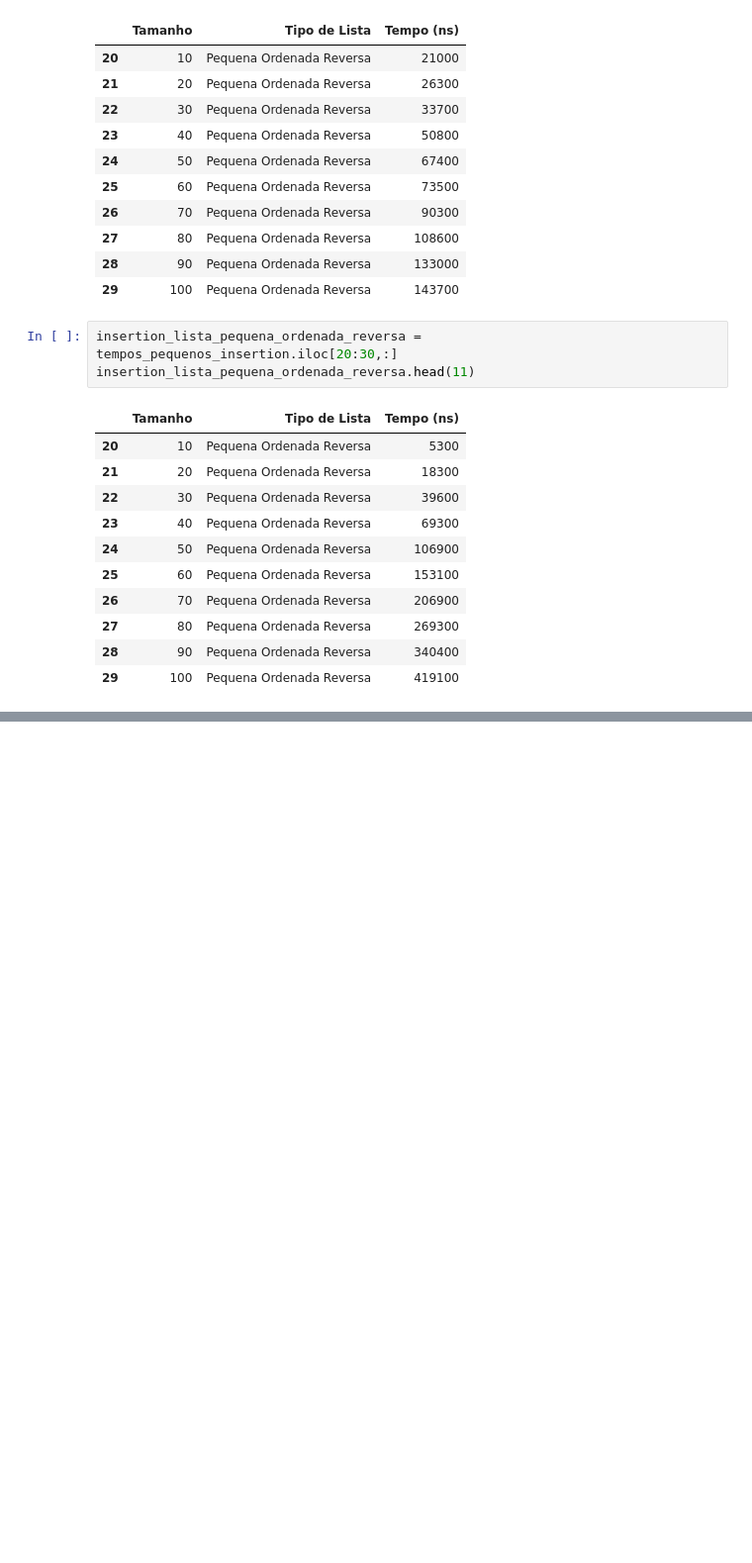
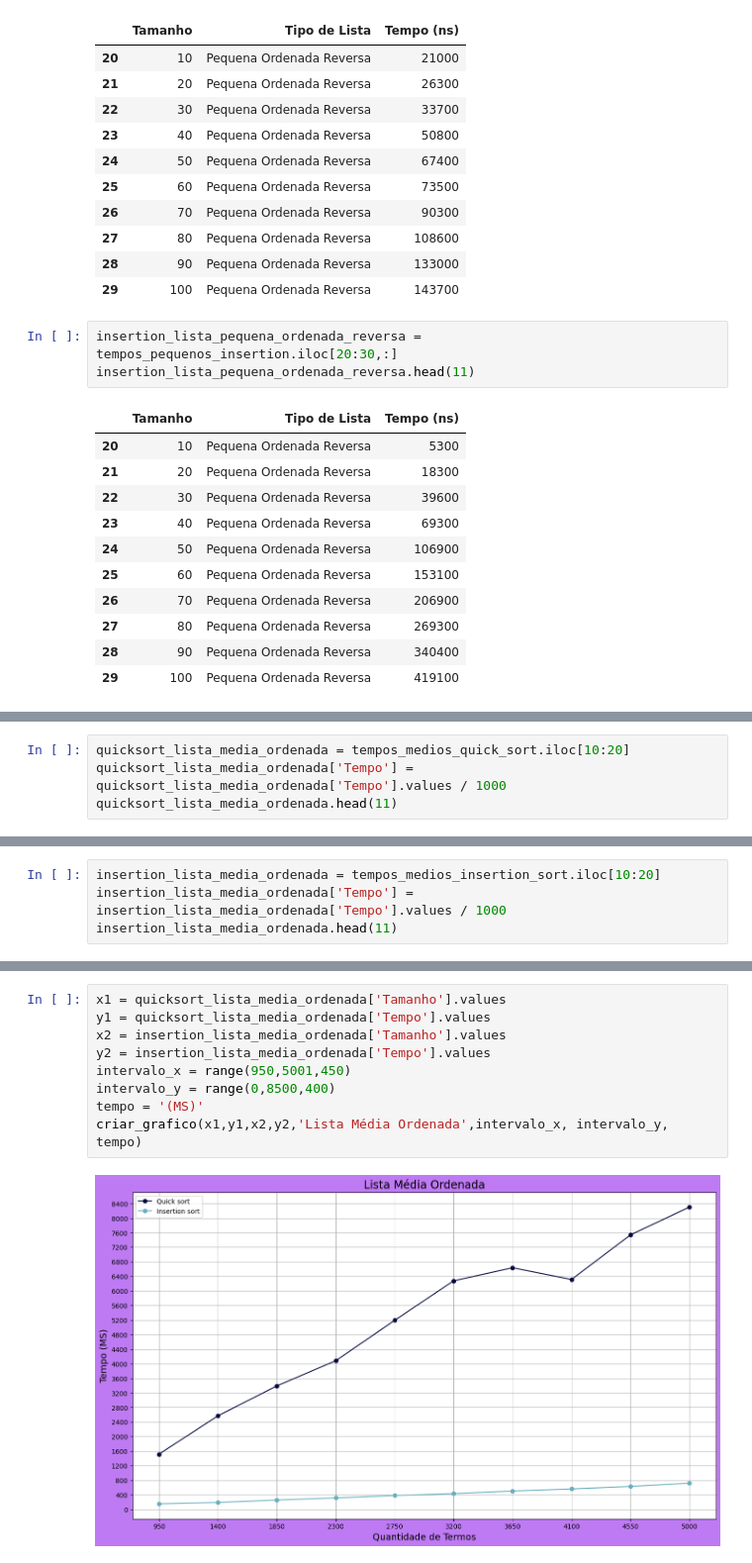
Before and after one commit to almeidadeoliveirabruno/Trabalho-estrutura-de-dados, a Jupyter notebook: registro_tempo/criar.graficos.ipynb, the cells around one changed output, grey strips where cells are left out. Shown at 99% size. Drawn from its saved outputs; the diff is of its cells as text; blank space fills up the shorter version.

```diff
--- a/registro_tempo/criar.graficos.ipynb
+++ b/registro_tempo/criar.graficos.ipynb
@@ -168,0 +262,4 @@ criar_grafico(x1,y1,x2,y2,'Lista Pequena Ordenada Reversa',intervalo_x, tempo='(
+# %%
+quicksort_lista_media_ordenada = tempos_medios_quick_sort.iloc[10:20]
+quicksort_lista_media_ordenada['Tempo'] = quicksort_lista_media_ordenada['Tempo'].values / 1000
+quicksort_lista_media_ordenada.head(11)
@@ -168,0 +283,4 @@ criar_grafico(x1,y1,x2,y2,'Lista Pequena Ordenada Reversa',intervalo_x, tempo='(
+# %%
+insertion_lista_media_ordenada = tempos_medios_insertion_sort.iloc[10:20]
+insertion_lista_media_ordenada['Tempo'] = insertion_lista_media_ordenada['Tempo'].values / 1000
+insertion_lista_media_ordenada.head(11)
@@ -168,0 +304,11 @@ criar_grafico(x1,y1,x2,y2,'Lista Pequena Ordenada Reversa',intervalo_x, tempo='(
+# %%
+x1 = quicksort_lista_media_ordenada['Tamanho'].values
+y1 = quicksort_lista_media_ordenada['Tempo'].values
+x2 = insertion_lista_media_ordenada['Tamanho'].values
+y2 = insertion_lista_media_ordenada['Tempo'].values
+intervalo_x = range(950,5001,450)
+intervalo_y = range(0,8500,400)
+tempo = '(MS)'
+criar_grafico(x1,y1,x2,y2,'Lista Média Ordenada',intervalo_x, intervalo_y, tempo)
+# %% [output]
+[figure, added]
```
Also changed, not shown: parts of 34 cells of this notebook, 18 other files.
